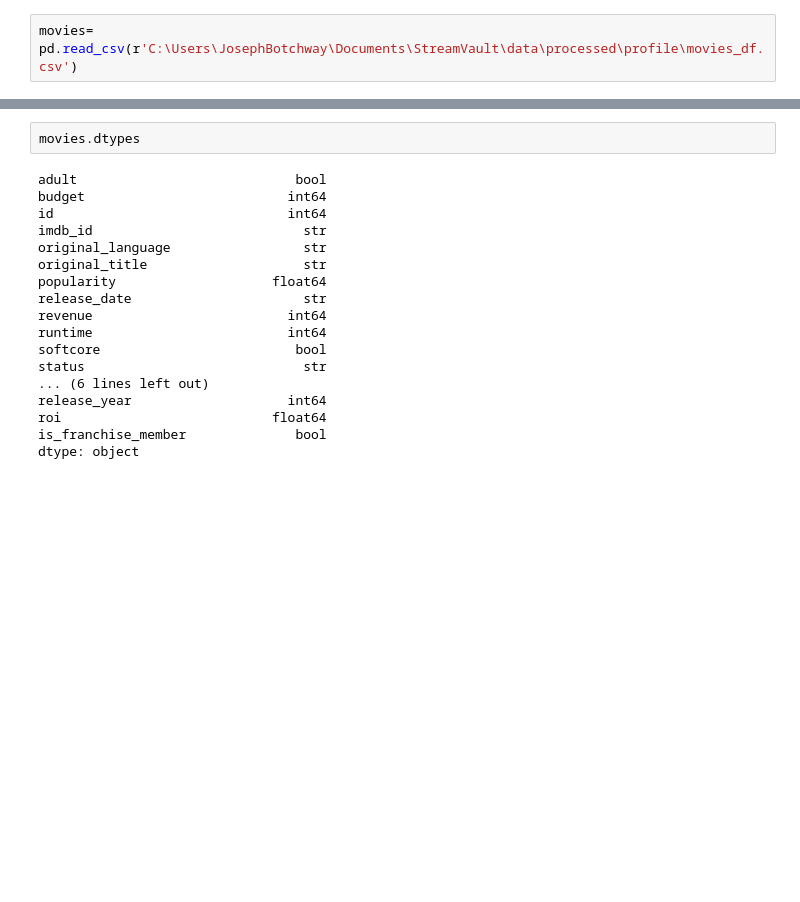
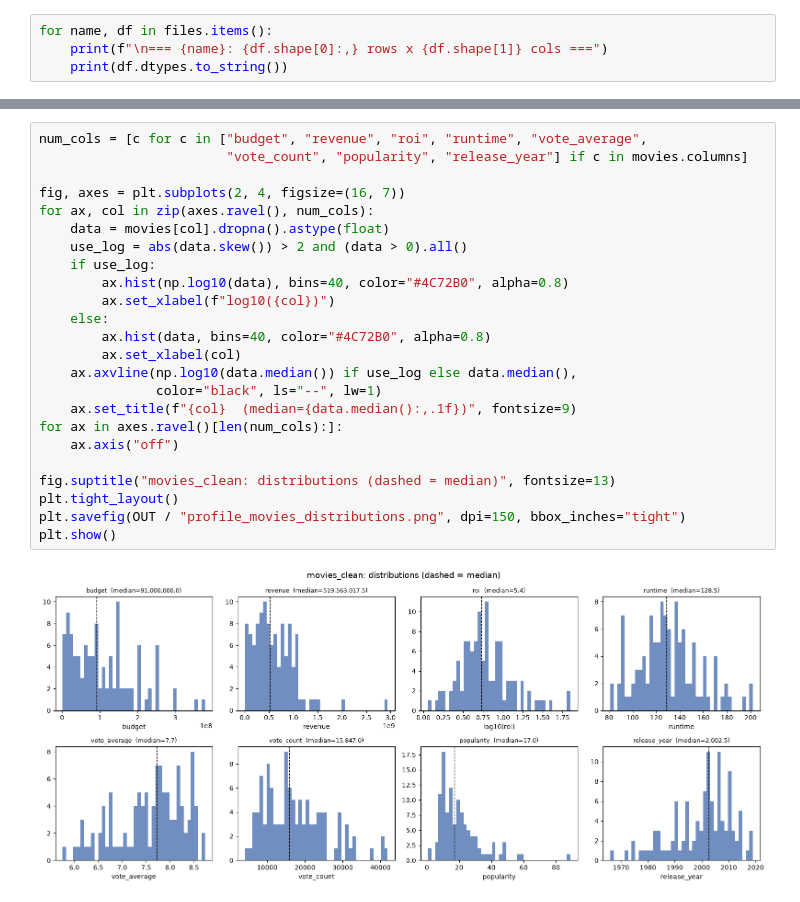
Before and after one commit to JDB-amalitech/StreamVault-Analysis, a Jupyter notebook: Data_profiling/movies.ipynb, the cells around one changed output, grey strips where cells are left out. Drawn from its saved outputs; the diff is of its cells as text; blank space fills up the shorter version.

```diff
--- a/Data_profiling/movies.ipynb
+++ b/Data_profiling/movies.ipynb
@@ -8,2 +20,4 @@ import numpy as np
 # %%
-movies= pd.read_csv(r'C:\Users\JosephBotchway\Documents\StreamVault\data\processed\profile\movies_df.csv')
+for name, df in files.items():
+    print(f"\n=== {name}: {df.shape[0]:,} rows x {df.shape[1]} cols ===")
+    print(df.dtypes.to_string())
@@ -26,20 +76,26 @@ movies
 # %%
-movies.dtypes
+num_cols = [c for c in ["budget", "revenue", "roi", "runtime", "vote_average",
+                        "vote_count", "popularity", "release_year"] if c in movies.columns]
+
+fig, axes = plt.subplots(2, 4, figsize=(16, 7))
+for ax, col in zip(axes.ravel(), num_cols):
+    data = movies[col].dropna().astype(float)
+    use_log = abs(data.skew()) > 2 and (data > 0).all()
+    if use_log:
+        ax.hist(np.log10(data), bins=40, color="#4C72B0", alpha=0.8)
+        ax.set_xlabel(f"log10({col})")
+    else:
+        ax.hist(data, bins=40, color="#4C72B0", alpha=0.8)
+        ax.set_xlabel(col)
+    ax.axvline(np.log10(data.median()) if use_log else data.median(),
+               color="black", ls="--", lw=1)
+    ax.set_title(f"{col}  (median={data.median():,.1f})", fontsize=9)
+for ax in axes.ravel()[len(num_cols):]:
+    ax.axis("off")
+
+fig.suptitle("movies_clean: distributions (dashed = median)", fontsize=13)
+plt.tight_layout()
+plt.savefig(OUT / "profile_movies_distributions.png", dpi=150, bbox_inches="tight")
+plt.show()
 # %% [output]
-adult                            bool
-budget                          int64
-id                              int64
-imdb_id                           str
-original_language                 str
-original_title                    str
-popularity                    float64
-release_date                      str
-revenue                         int64
-runtime                         int64
-softcore                         bool
-status                            str
-... (6 lines left out)
-release_year                    int64
-roi                           float64
-is_franchise_member              bool
-dtype: object
+[figure, added]
```
Also changed, not shown: parts of 11 cells of this notebook, 6 other files.
